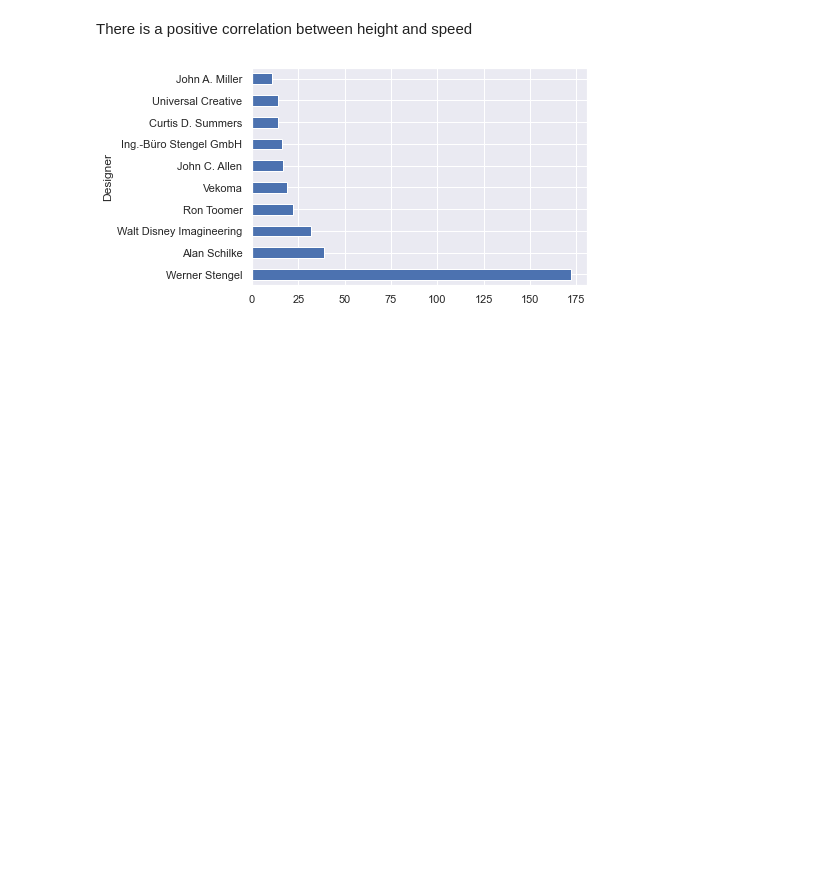
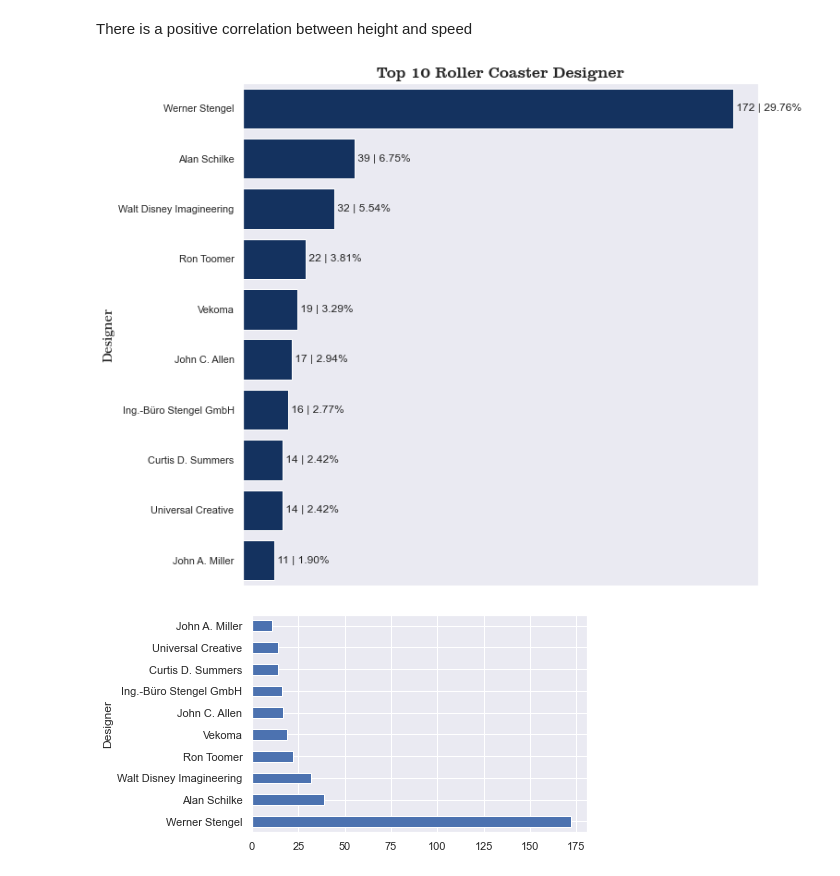
Before and after one commit to joshuaati/python_practice, a Jupyter notebook: 4 Data in Motion Challange/Week 7 pandas.ipynb, the cells around one changed output. Saved outputs shown, nothing was run; the diff lists cells and outputs as text; code cells hidden in the pictures; blank space fills up the shorter version.

```diff
--- a/4 Data in Motion Challange/Week 7 pandas.ipynb
+++ b/4 Data in Motion Challange/Week 7 pandas.ipynb
@@ -187,6 +140,24 @@ sns.heatmap(vars.corr(), annot = True, fmt = '.3f', cmap='Blues');
 [figure]
 # %% [markdown]
 There is a positive correlation between height and speed
+# %%
+def count_plot(y, title, ylabel):
+    count_a = y.value_counts()[:10]
+    count_b = y.value_counts(normalize = True)*100
+
+    ax = sns.countplot(y = y, order = count_a.index, color=plot_color)
+
+    label = [f' {p[0]} | {p[1]:.2f}%' for p in zip(count_a, count_b)]
+    ax.bar_label(container=ax.containers[0], labels=label)
+
+    plt.title(title, fontdict = title_font)
+    plt.ylabel(ylabel, fontdict = label_font)
+    plt.xlabel('')
+    plt.xticks([])
+# %%
+count_plot(week7['Designer'], 'Top 10 Roller Coaster Designer', 'Designer')
+# %% [output]
+[figure, added]
 # %%
 week7.groupby('Designer')['Designer'].count().\
         sort_values(ascending=False)[:10].\
```
Also changed, not shown: parts of 10 cells of this notebook.
